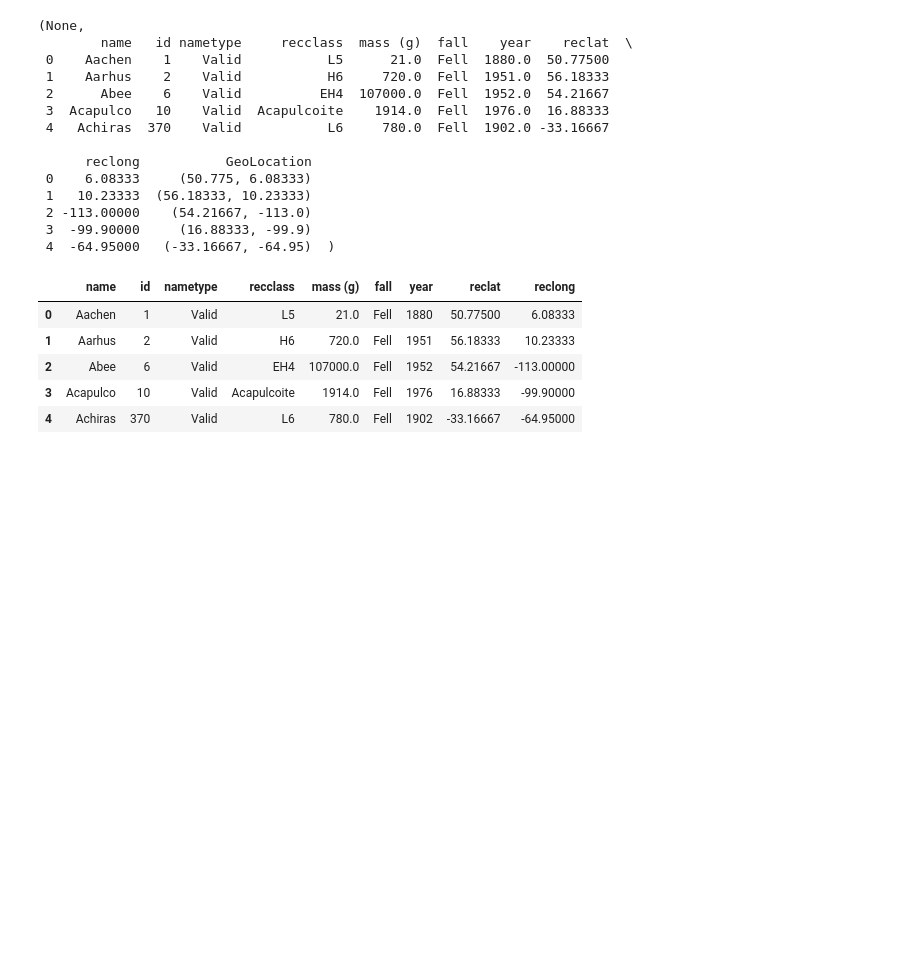
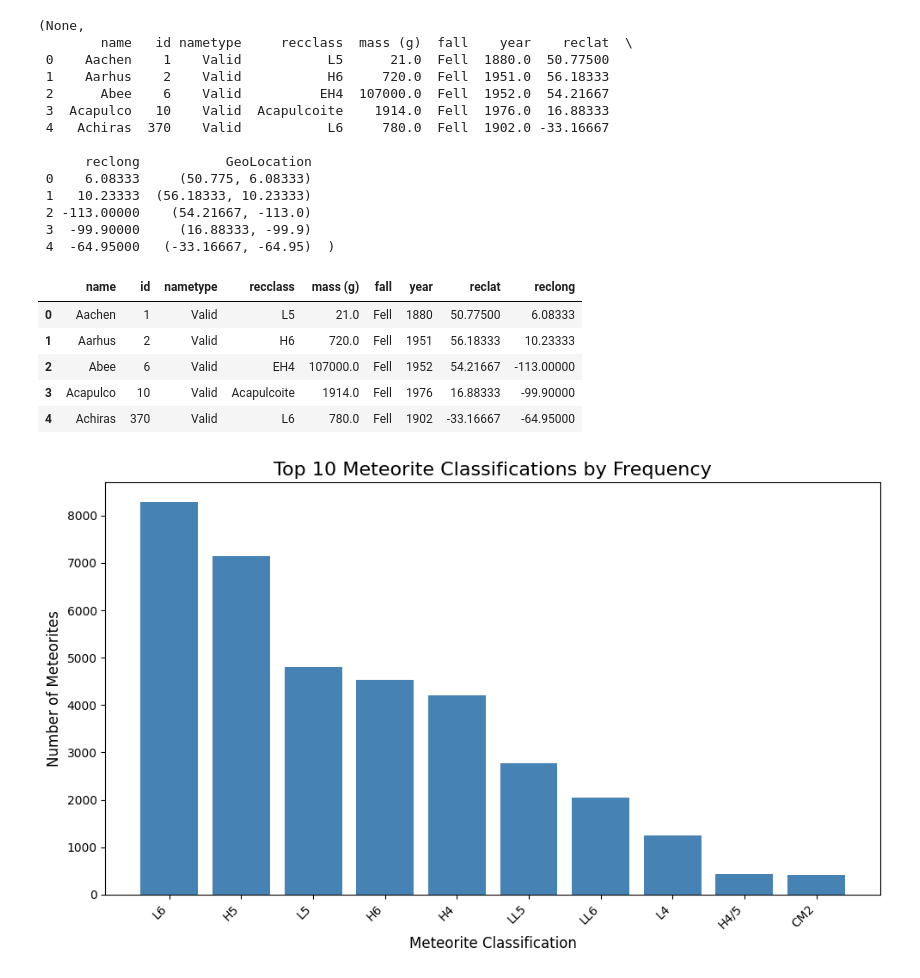
Before and after one commit to shifathhossain/Gold-Analysis, a Jupyter notebook: main.ipynb, the cells around one changed output. Cells and saved outputs as stored; diff of their text form; code cells hidden in the pictures; blank space fills up the shorter version.

Commit message:
visualization

```diff
--- a/main.ipynb
+++ b/main.ipynb
@@ -65,3 +65,21 @@ meteorite_data_cleaned.head()
 | 2 | Abee | 6 | Valid | EH4 | 107000.0 | Fell | 1952 | 54.21667 | -113.00000 |
 | 3 | Acapulco | 10 | Valid | Acapulcoite | 1914.0 | Fell | 1976 | 16.88333 | -99.90000 |
 | 4 | Achiras | 370 | Valid | L6 | 780.0 | Fell | 1902 | -33.16667 | -64.95000 |
+# %%
+import matplotlib.pyplot as plt
+import numpy as np
+
+classification_counts = meteorite_data['recclass'].value_counts()
+
+plt.figure(figsize=(10, 6))
+plt.bar(classification_counts.index[:10], classification_counts.values[:10], color='steelblue')
+
+plt.title('Top 10 Meteorite Classifications by Frequency', fontsize=16)
+plt.xlabel('Meteorite Classification', fontsize=12)
+plt.ylabel('Number of Meteorites', fontsize=12)
+plt.xticks(rotation=45, ha='right')
+
+plt.tight_layout()
+plt.show()
+# %% [output]
+[figure, added]
```
Also changed, not shown: 1 other file.
